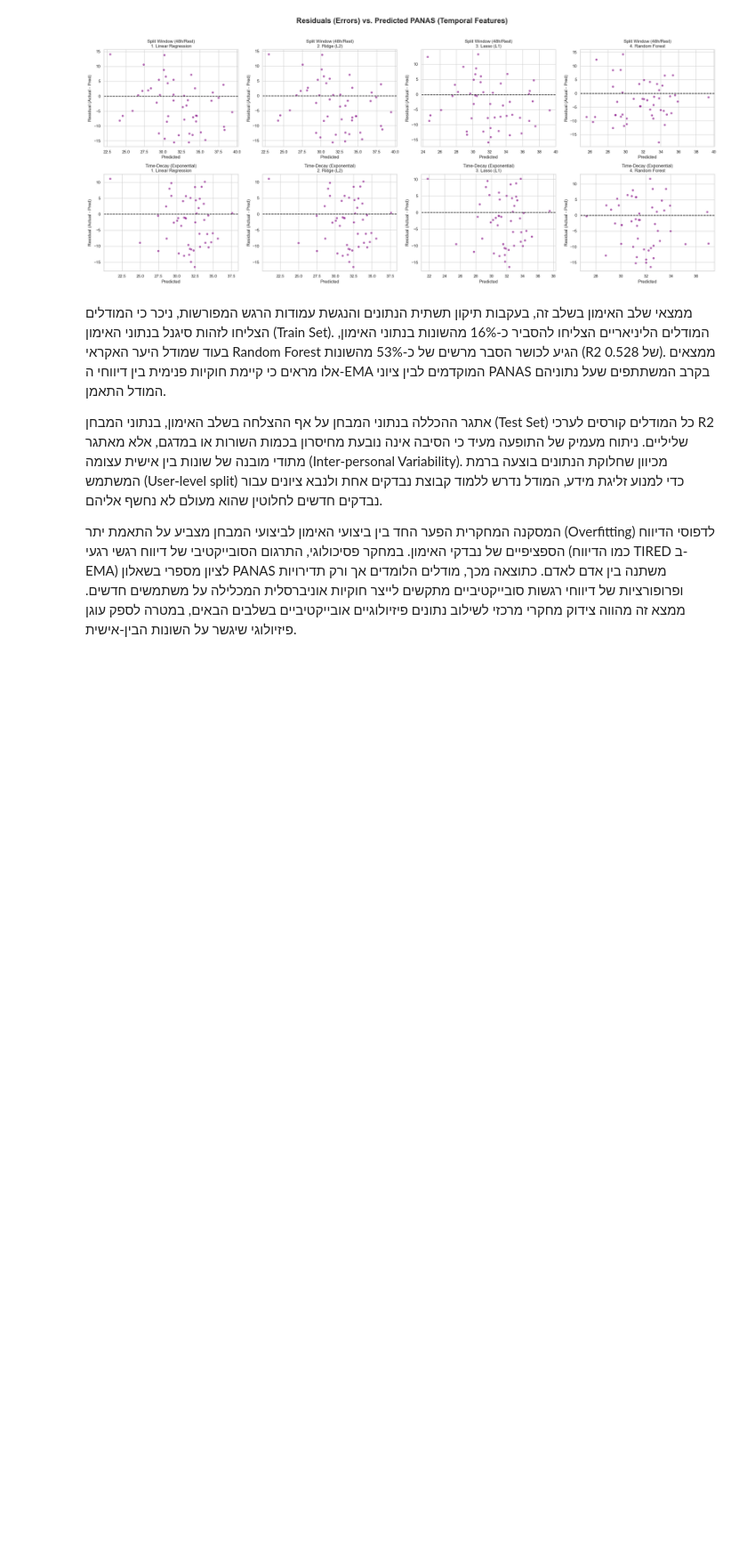
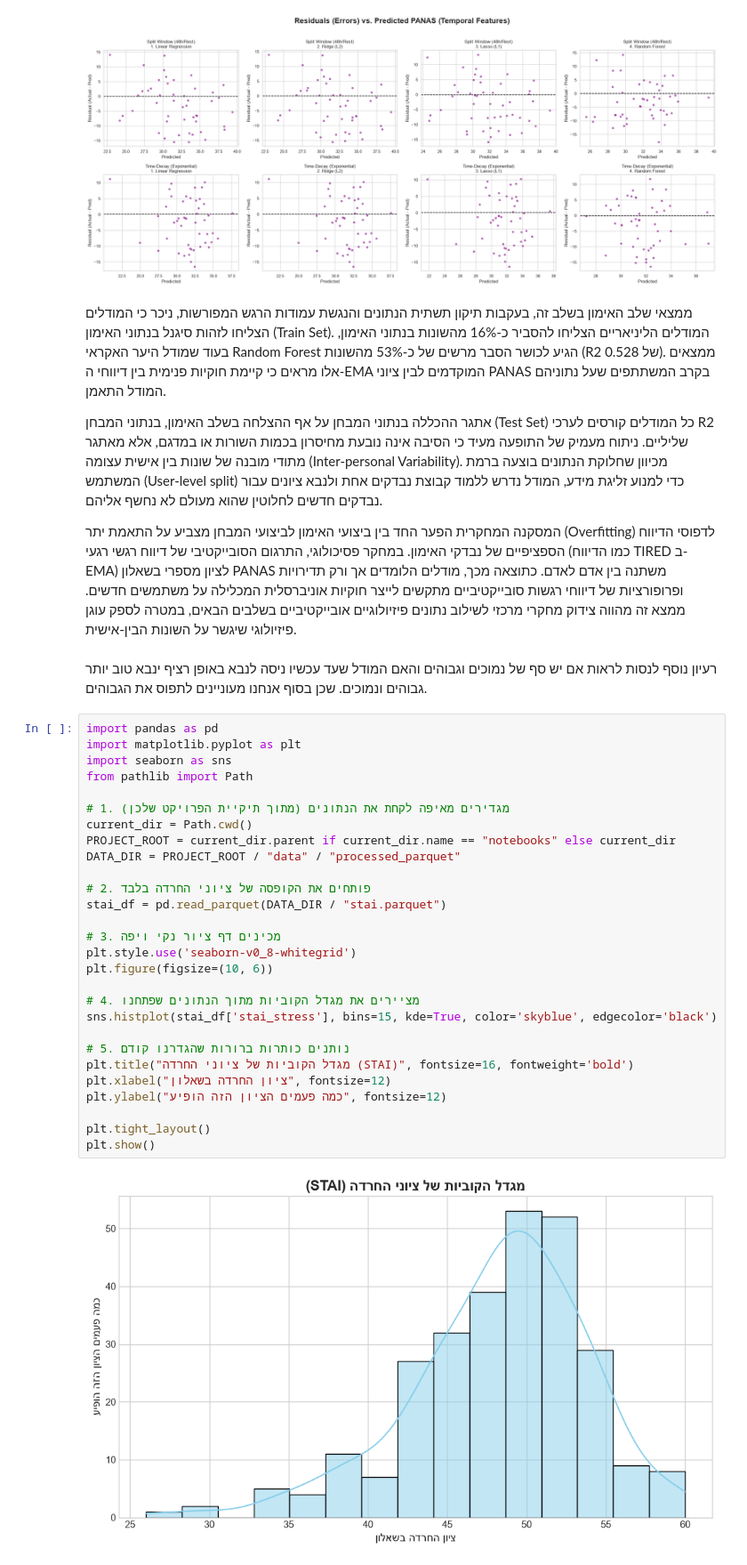
Before and after one commit to MoriahTDaniel/lifesnaps_project, a Jupyter notebook: notebooks/03_panas_like_model.ipynb, the cells around one changed output. Shown at 89% size. Drawn from its saved outputs; the diff is of its cells as text; blank space fills up the shorter version.

```diff
--- a/notebooks/03_panas_like_model.ipynb
+++ b/notebooks/03_panas_like_model.ipynb
@@ -1158,3 +1162,35 @@ plt.show()
 
 המסקנה המחקרית
 הפער החד בין ביצועי האימון לביצועי המבחן מצביע על התאמת יתר (Overfitting) לדפוסי הדיווח הספציפיים של נבדקי האימון. במחקר פסיכולוגי, התרגום הסובייקטיבי של דיווח רגשי רגעי (כמו הדיווח TIRED ב-EMA) לציון מספרי בשאלון PANAS משתנה בין אדם לאדם. כתוצאה מכך, מודלים הלומדים אך ורק תדירויות ופרופורציות של דיווחי רגשות סובייקטיביים מתקשים לייצר חוקיות אוניברסלית המכלילה על משתמשים חדשים. ממצא זה מהווה צידוק מחקרי מרכזי לשילוב נתונים פיזיולוגיים אובייקטיביים בשלבים הבאים, במטרה לספק עוגן פיזיולוגי שיגשר על השונות הבין-אישית.
+# %% [markdown]
+רעיון נוסף לנסות לראות אם יש סף של נמוכים וגבוהים והאם המודל שעד עכשיו ניסה לנבא באופן רציף ינבא טוב יותר גבוהים ונמוכים. שכן בסוף אנחנו מעוניינים לתפוס את הגבוהים.
+# %%
+import pandas as pd
+import matplotlib.pyplot as plt
+import seaborn as sns
+from pathlib import Path
+
+# 1. מגדירים מאיפה לקחת את הנתונים (מתוך תיקיית הפרויקט שלכן)
+current_dir = Path.cwd()
+PROJECT_ROOT = current_dir.parent if current_dir.name == "notebooks" else current_dir
+DATA_DIR = PROJECT_ROOT / "data" / "processed_parquet"
+
+# 2. פותחים את הקופסה של ציוני החרדה בלבד
+stai_df = pd.read_parquet(DATA_DIR / "stai.parquet")
+
+# 3. מכינים דף ציור נקי ויפה
+plt.style.use('seaborn-v0_8-whitegrid')
+plt.figure(figsize=(10, 6))
+
+# 4. מציירים את מגדל הקוביות מתוך הנתונים שפתחנו
+sns.histplot(stai_df['stai_stress'], bins=15, kde=True, color='skyblue', edgecolor='black')
+
+# 5. נותנים כותרות ברורות שהגדרנו קודם
+plt.title("מגדל הקוביות של ציוני החרדה (STAI)", fontsize=16, fontweight='bold')
+plt.xlabel("ציון החרדה בשאלון", fontsize=12)
+plt.ylabel("כמה פעמים הציון הזה הופיע", fontsize=12)
+
+plt.tight_layout()
+plt.show()
+# %% [output]
+[figure, added]
```
Also changed, not shown: parts of 17 cells of this notebook.
